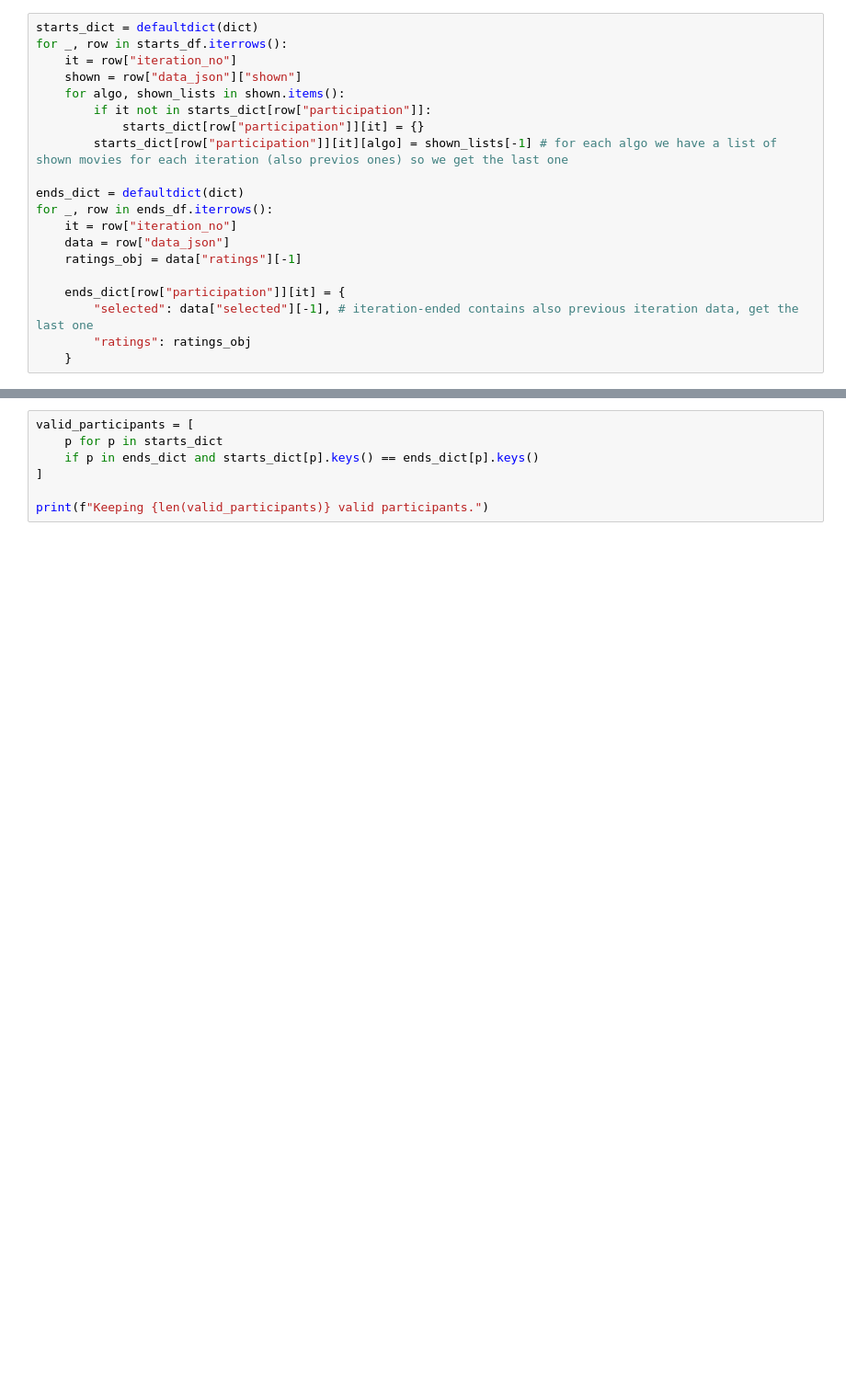
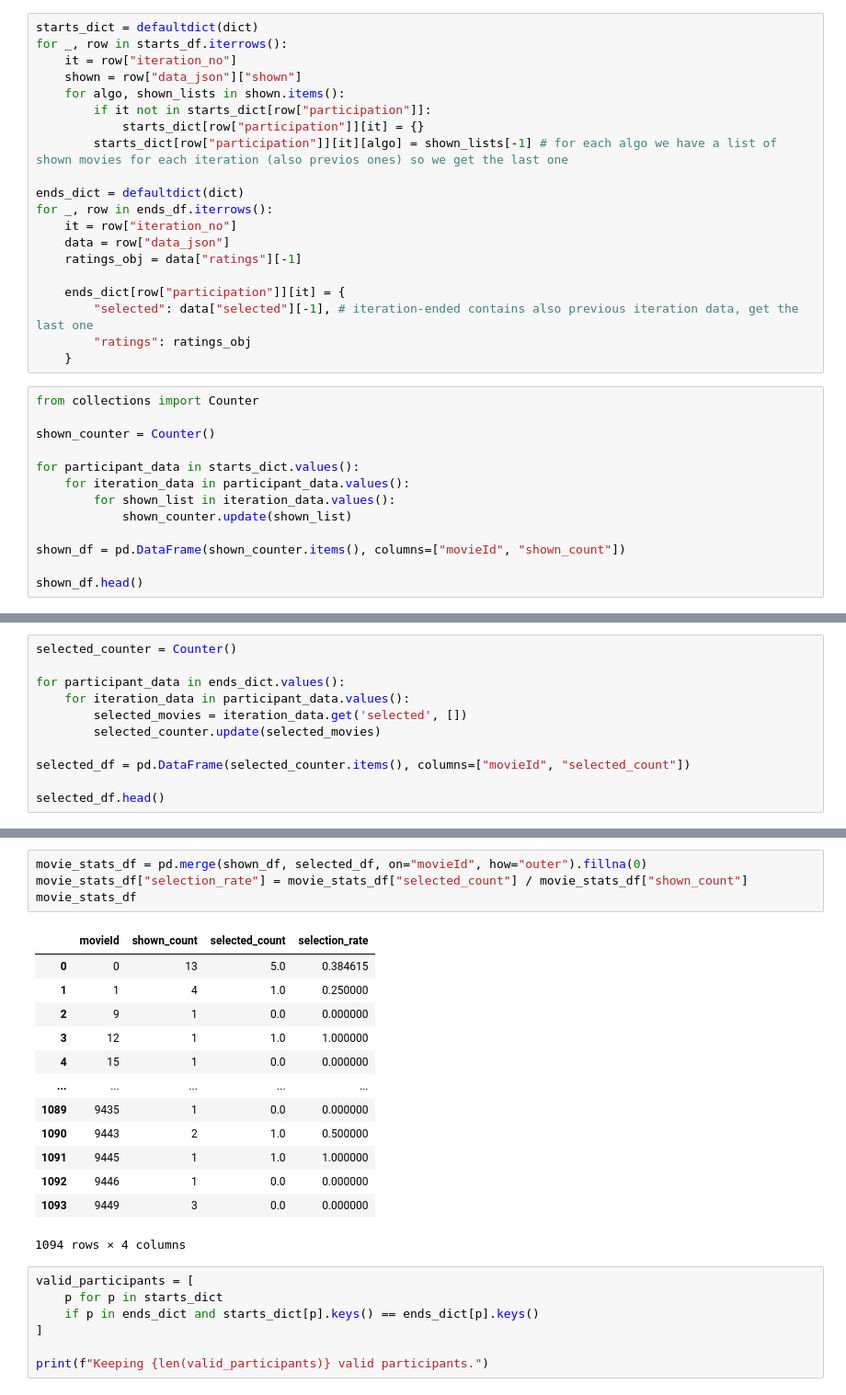
Before and after one commit to RichardFedak/llm-diversity, a Jupyter notebook: experiment/EasyStudy/reporting/report.ipynb, the cells around one changed output, grey strips where cells are left out. Shown at 92% size. Saved outputs shown, nothing was run; the diff lists cells and outputs as text; blank space fills up the shorter version.

```diff
--- a/experiment/EasyStudy/reporting/report.ipynb
+++ b/experiment/EasyStudy/reporting/report.ipynb
@@ -431,3 +474,16 @@ for _, row in ends_df.iterrows():
         "selected": data["selected"][-1], # iteration-ended contains also previous iteration data, get the last one
         "ratings": ratings_obj
     }
+# %%
+from collections import Counter
+
+shown_counter = Counter()
+
+for participant_data in starts_dict.values():
+    for iteration_data in participant_data.values():
+        for shown_list in iteration_data.values():
+            shown_counter.update(shown_list)
+
+shown_df = pd.DataFrame(shown_counter.items(), columns=["movieId", "shown_count"])
+
+shown_df.head()
@@ -433,0 +497,11 @@ for _, row in ends_df.iterrows():
+# %%
+selected_counter = Counter()
+
+for participant_data in ends_dict.values():
+    for iteration_data in participant_data.values():
+        selected_movies = iteration_data.get('selected', [])
+        selected_counter.update(selected_movies)
+
+selected_df = pd.DataFrame(selected_counter.items(), columns=["movieId", "selected_count"])
+
+selected_df.head()
@@ -434,3 +515,21 @@ for _, row in ends_df.iterrows():
+# %%
+movie_stats_df = pd.merge(shown_df, selected_df, on="movieId", how="outer").fillna(0)
+movie_stats_df["selection_rate"] = movie_stats_df["selected_count"] / movie_stats_df["shown_count"]
+movie_stats_df
+# %% [output]
+|  | movieId | shown_count | selected_count | selection_rate |
+| 0 | 0 | 13 | 5.0 | 0.384615 |
+| 1 | 1 | 4 | 1.0 | 0.250000 |
+| 2 | 9 | 1 | 0.0 | 0.000000 |
+| 3 | 12 | 1 | 1.0 | 1.000000 |
+| 4 | 15 | 1 | 0.0 | 0.000000 |
+| ... | ... | ... | ... | ... |
+| 1089 | 9435 | 1 | 0.0 | 0.000000 |
+| 1090 | 9443 | 2 | 1.0 | 0.500000 |
+| 1091 | 9445 | 1 | 1.0 | 1.000000 |
+| 1092 | 9446 | 1 | 0.0 | 0.000000 |
+| 1093 | 9449 | 3 | 0.0 | 0.000000 |
+1094 rows × 4 columns
 # %%
 valid_participants = [
     p for p in starts_dict
```
Also changed, not shown: parts of 7 cells of this notebook.
